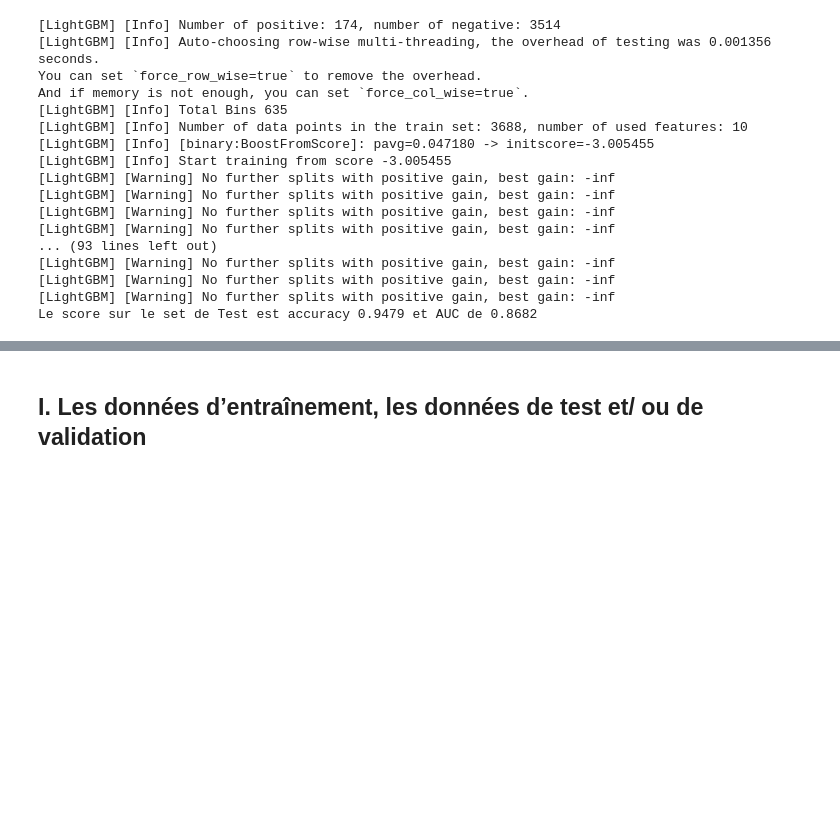
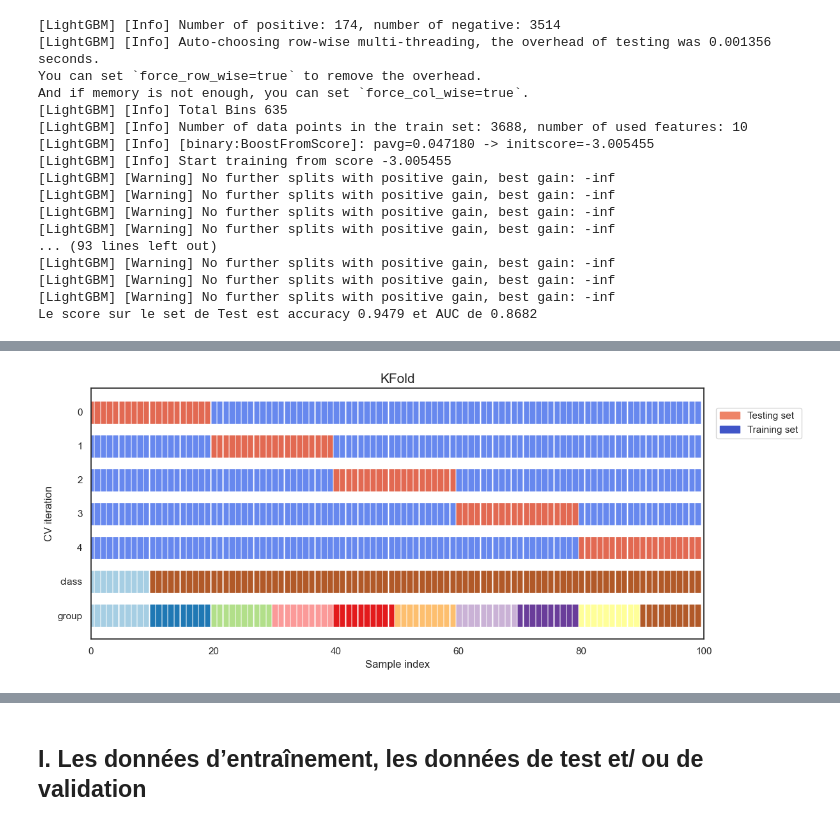
Before and after one commit to Paul-Emmanuel-Buffe/what-is-machine-learning, a Jupyter notebook: notebooks/what_the_ml.ipynb, the cells around one changed output, grey strips where cells are left out. Saved outputs shown, nothing was run; the diff lists cells and outputs as text; code cells hidden in the pictures; blank space fills up the shorter version.

```diff
--- a/notebooks/what_the_ml.ipynb
+++ b/notebooks/what_the_ml.ipynb
@@ -739,0 +754,6 @@ La validation croisée est essentielle pour évaluer objectivement les performan
+# %%
+kf = KFold()
+X_, y_, groups_ = get_fake_X_y()
+plot_cv(KFold, X_, y_, groups_)
+# %% [output]
+[figure, added]
```
Also changed, not shown: parts of 11 cells of this notebook.
